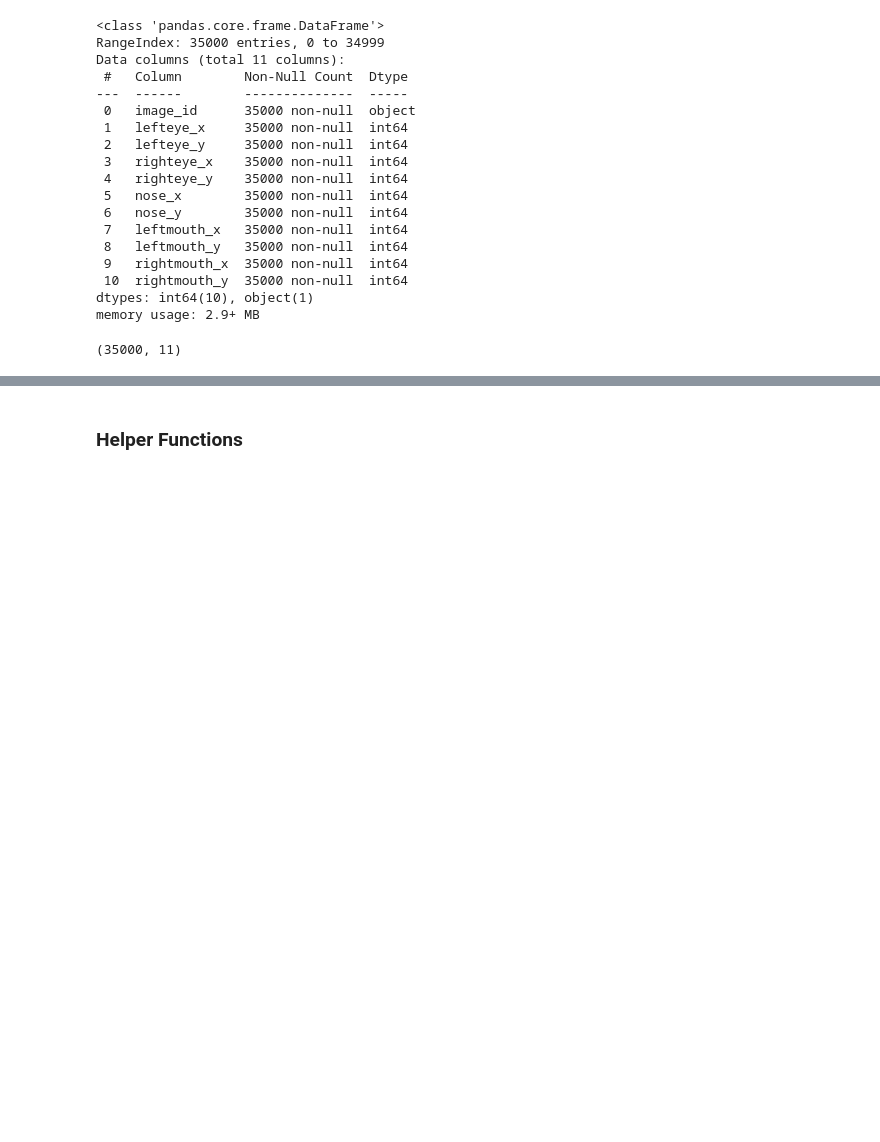
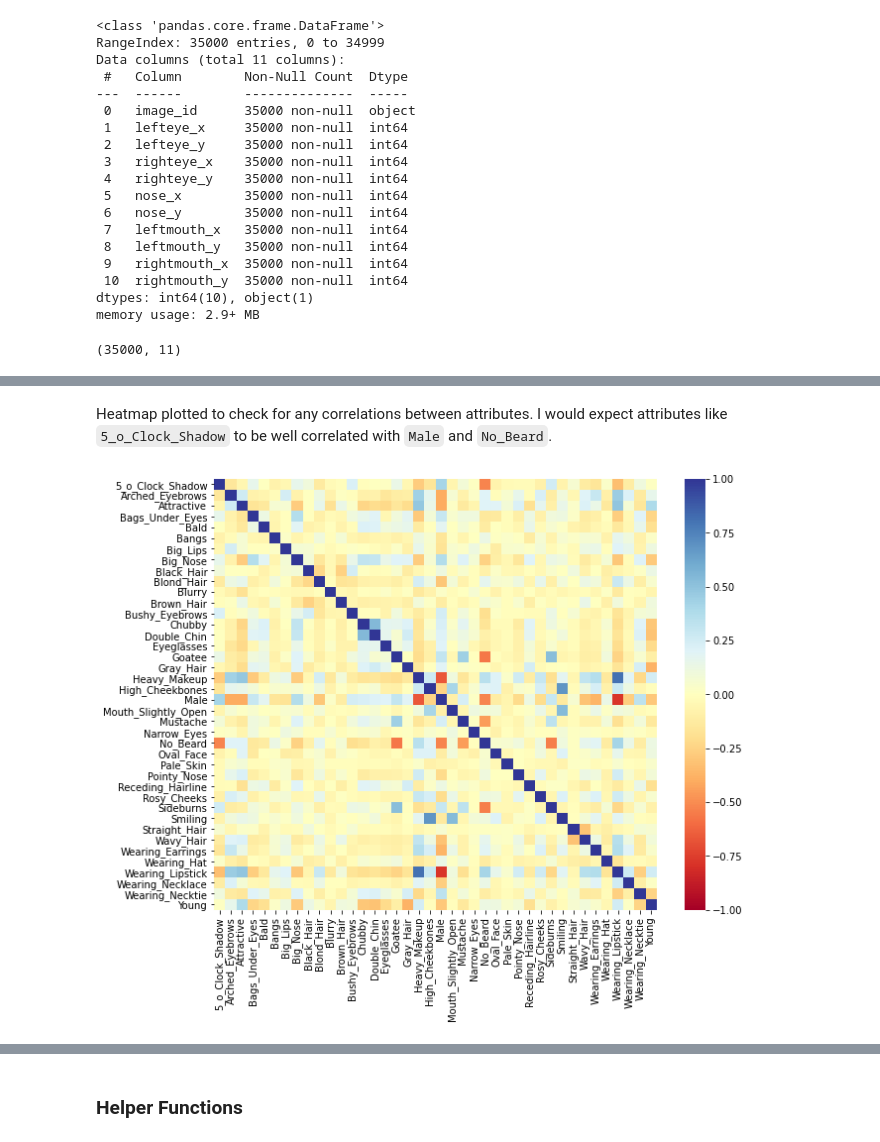
Before and after one commit to scho-git/springboard, a Jupyter notebook: face_detection_project/face-classification.ipynb, the cells around one changed output, grey strips where cells are left out. Cells and saved outputs as stored; diff of their text form; code cells hidden in the pictures; blank space fills up the shorter version.

```diff
--- a/face_detection_project/face-classification.ipynb
+++ b/face_detection_project/face-classification.ipynb
@@ -154,0 +354,12 @@ plt.show()
+# %% [markdown]
+Heatmap plotted to check for any correlations between attributes. I would expect attributes like `5_o_Clock_Shadow` to be well correlated with `Male` and `No_Beard`.
+# %%
+#Correlation map
+corrmap = attr_og.iloc[:,1:].corr()
+
+#Plot heatmap of attributes
+plt.subplots(figsize=(10, 8))
+sns.heatmap(corrmap, cmap='RdYlBu', vmin=-1, vmax=1)
+plt.show()
+# %% [output]
+[figure, added]
```
Also changed, not shown: parts of 38 cells of this notebook.
